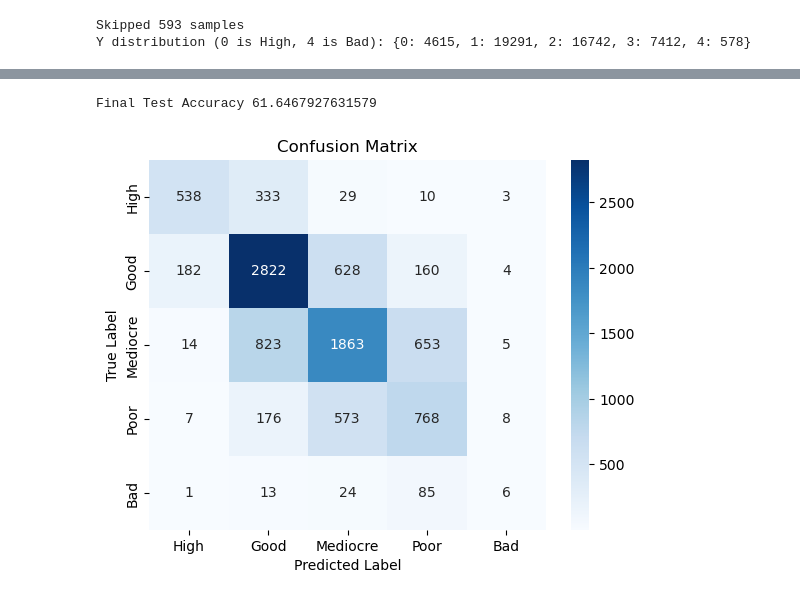
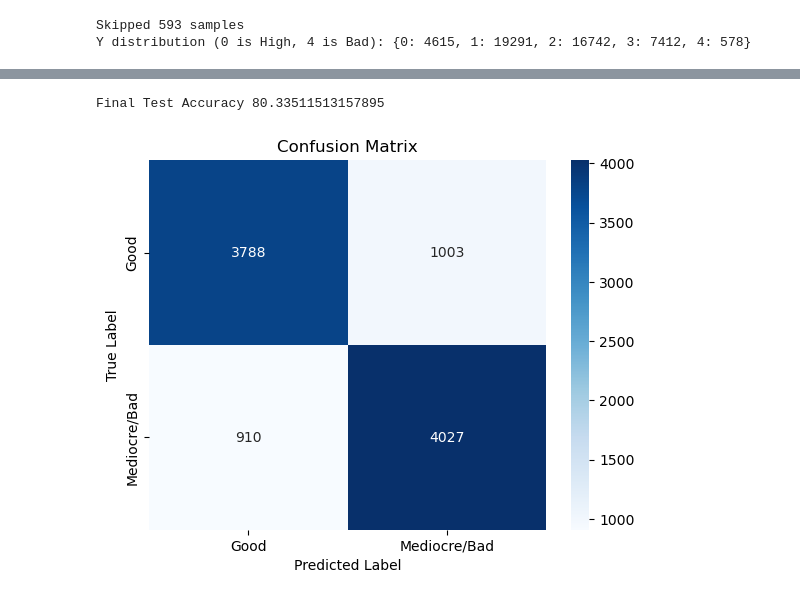
Before and after one commit to rithwiks/GNN_Water_Quality, a Jupyter notebook: baseline.ipynb, the cells around one changed output, grey strips where cells are left out. Cells and saved outputs as stored; diff of their text form; code cells hidden in the pictures.

Commit message:
Added binary model

```diff
--- a/baseline.ipynb
+++ b/baseline.ipynb
@@ -100,3 +100,32 @@ print('Y distribution (0 is High, 4 is Bad):', y_dist)
 # %% [output]
 Skipped 593 samples
 Y distribution (0 is High, 4 is Bad): {0: 4615, 1: 19291, 2: 16742, 3: 7412, 4: 578}
+# %%
+class DiatomDatasetBinary(Dataset):
+    def __init__(self, sampling_op_to_tensor, x='scaled_onehot', y='Nitrogencompounds_Status1Y'):
+        self.sampling_op_to_tensor = sampling_op_to_tensor.copy()
+        self.keys = list(self.sampling_op_to_tensor.keys())
+        self.x = 0 if x == 'scaled_onehot' else 1
+        self.y = [valid_ys.index(y)]
+        temp = []
+        for key in self.keys:
+            if self.sampling_op_to_tensor[key][2][self.y].item() == -1:
+                continue
+            else:
+                temp.append(key)
+                self.sampling_op_to_tensor[key][2][self.y] = 1 if self.sampling_op_to_tensor[key][2][self.y].item() >= 2 else 0
+        print('Skipped', len(self.keys) - len(temp), 'samples')
+        self.keys = temp
+
+
+    def __len__(self):
+        return len(self.keys)
+
+    def __getitem__(self, idx):
+        key = self.keys[idx]
+        return self.sampling_op_to_tensor[key][self.x], self.sampling_op_to_tensor[key][2][self.y].item()
+dataset_bin = DiatomDatasetBinary(sampling_op_to_tensor, x='scaled_onehot', y='Nitrates_Status1Y')
+y_dist_bin = {0: 0, 1: 0}
+for i in range(len(dataset_bin)):
+    y_dist_bin[dataset_bin[i][1]] += 1
+print('Y distribution (0 is High, 4 is Bad):', y_dist_bin)
@@ -121,7 +153,7 @@ class Net(nn.Module):
         return x
 
 input_dim = diatoms['onehot'].max()+1
-output_dim = 5
+output_dim = 2
 
 model = Net(input_dim, output_dim, 4096, 1024, 256)
 criterion = nn.CrossEntropyLoss()
@@ -130,7 +162,8 @@ optimizer = torch.optim.Adam(model.parameters(), lr=0.001)
 # split the dataset into training and test
 train_size = int(0.8 * len(dataset))
 test_size = len(dataset) - train_size
-train_dataset, test_dataset = torch.utils.data.random_split(dataset, [train_size, test_size])
+# train_dataset, test_dataset = torch.utils.data.random_split(dataset, [train_size, test_size])
+train_dataset, test_dataset = torch.utils.data.random_split(dataset_bin, [train_size, test_size])
 train_dataloader = DataLoader(train_dataset, batch_size=32, shuffle=True)
 test_dataloader = DataLoader(test_dataset, batch_size=32, shuffle=True)
 
@@ -167,30 +199,34 @@ Final Test Accuracy 61.6467927631579
 # %%
 from sklearn.metrics import confusion_matrix
 import seaborn as sns
 import matplotlib.pyplot as plt
 correct = 0
 total = 0
 predictions = []
 true_classes = []
 for i, data in enumerate(tqdm(test_dataloader)):
     x, y = data
     output = model(x.float())
     _, predicted = torch.max(output.data, 1)
     predictions.extend(predicted)
     true_classes.extend(y)
     total += y.size(0)
     correct += (predicted == y).sum().item()
 print(f'Final Test Accuracy {100 * correct / total}')
 conf_matrix = confusion_matrix(true_classes, predictions)
 
+# sns.heatmap(conf_matrix, annot=True, fmt="d", cmap="Blues",
+#           xticklabels=['High', 'Good', 'Mediocre', 'Poor', 'Bad'],
+#            yticklabels=['High', 'Good', 'Mediocre', 'Poor', 'Bad'])
+
 sns.heatmap(conf_matrix, annot=True, fmt="d", cmap="Blues",
-            xticklabels=['High', 'Good', 'Mediocre', 'Poor', 'Bad'],
-            yticklabels=['High', 'Good', 'Mediocre', 'Poor', 'Bad'])
+           xticklabels=['Good', 'Mediocre/Bad'],
+            yticklabels=['Good', 'Mediocre/Bad'])
 
 plt.xlabel("Predicted Label")
 plt.ylabel("True Label")
 plt.title("Confusion Matrix")
 plt.show()
 # %% [output]
-Final Test Accuracy 61.6467927631579
+Final Test Accuracy 80.33511513157895
-[figure, old version]
+[figure, new version]
```
Also changed, not shown: parts of 2 cells of this notebook.
